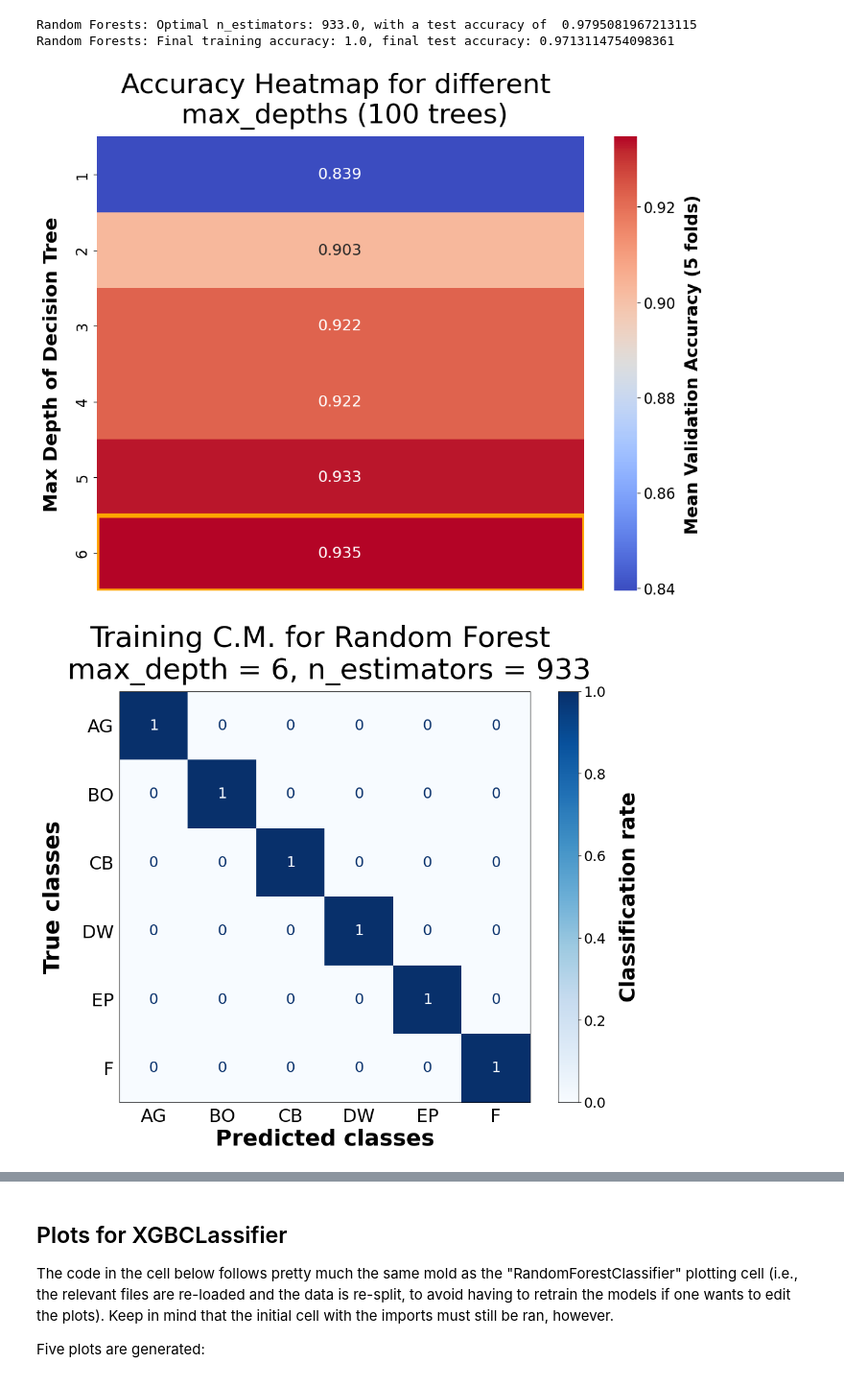
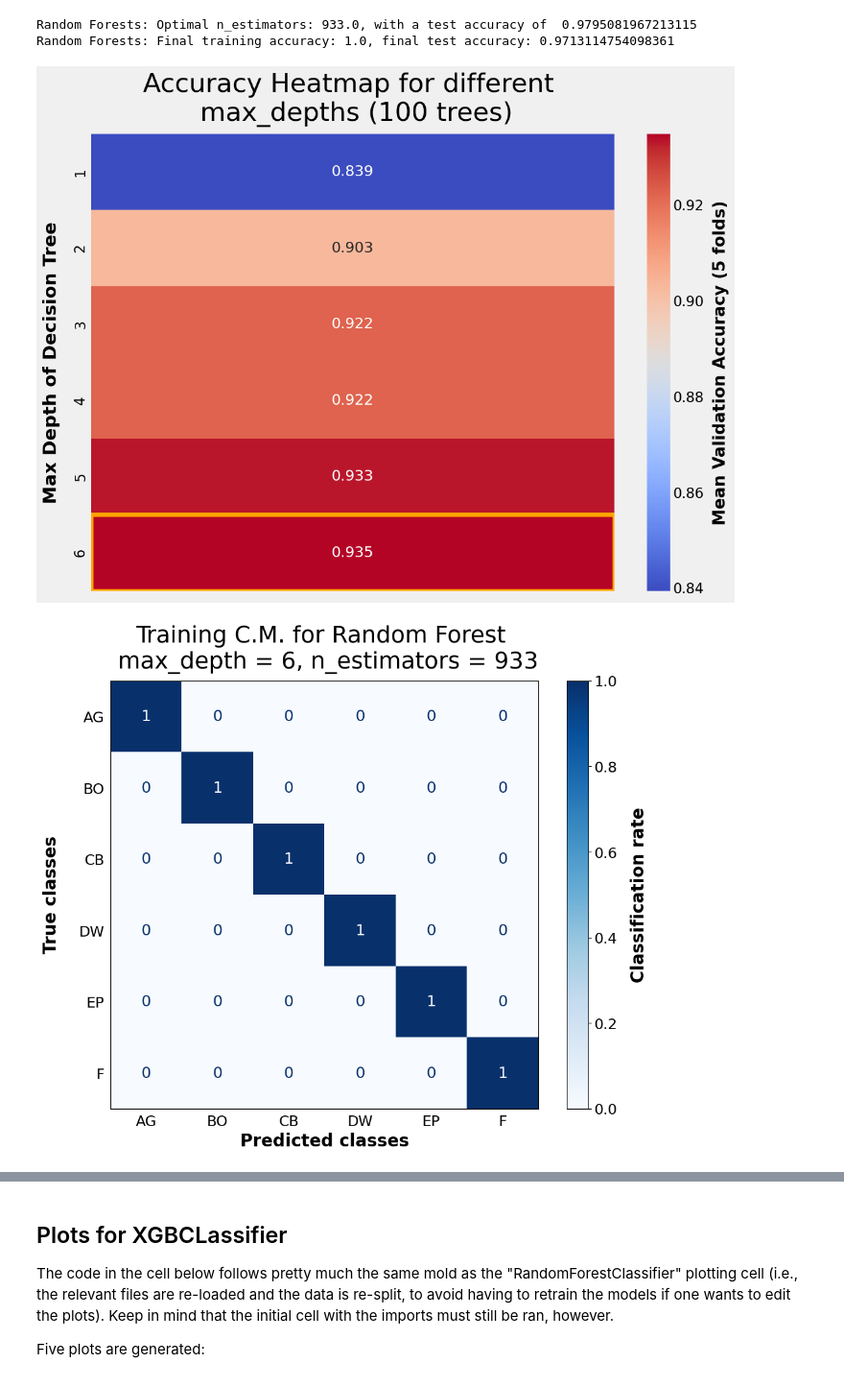
Before and after one commit to gresslos/FYS-STK_Project3, a Jupyter notebook: EnsembleMethods.ipynb, the cells around one changed output, grey strips where cells are left out. Shown at 96% size. Cells and saved outputs as stored; diff of their text form; code cells hidden in the pictures.

Commit message:
changed the plots for the ensemble methods to be more similar to the CNN ones

```diff
--- a/EnsembleMethods.ipynb
+++ b/EnsembleMethods.ipynb
@@ -496,35 +496,37 @@ Random Forests: Final training accuracy: 1.0, final test accuracy: 0.97131147540
 # %%
 ################### VALIDATION ACCURACY HEATMAP ######################
 
 df_sorted = CVdataframe_RF.sort_values('param_max_depth')  # Sort by max_depth for better visualization
 
 
 accuracy = df_sorted['mean_test_score']
 depths = df_sorted['param_max_depth']
 
 # Create a "flattened" heatmap
+plt.style.use('fivethirtyeight')
 fig, ax = plt.subplots(figsize=(12, 9))
 
 sns.heatmap([[val] for val in accuracy], ax=ax, annot=True, fmt=".3f", cmap='coolwarm',
             yticklabels=depths, annot_kws={"size": 17})
 
 cbar = ax.collections[0].colorbar
 cbar.ax.set_ylabel('Mean Validation Accuracy (5 folds)', fontsize=19, labelpad = 10, fontweight = 'bold')
 cbar.ax.tick_params(axis='both', labelsize = 16)
 
 ax.tick_params(axis = 'y', labelsize = 16)
 ax.set_xticks([], [])
 ax.set_title("Accuracy Heatmap for different \n max_depths (100 trees)", fontsize = 30, pad = 15)
 ax.set_ylabel("Max Depth of Decision Tree", fontsize = 21, labelpad = 15, fontweight = 'bold')
 ax.add_patch(plt.Rectangle((0,optimalindexRF), 1, 1, fill=False, edgecolor='orange', lw=5))
 plt.savefig(PATH_1 + "/Accuracy_heatmap_RF.png",bbox_inches='tight')
 plt.show()
 # %% [output]
-[figure, old version]
+[figure, new version]
 # %%
 ################## CONFUSION MATRICES ##################################################
+plt.style.use('default')
+fig0, ax0 = plt.subplots(figsize=(12, 9))
 
-fig0, ax0 = plt.subplots(figsize=(12, 9))
 
 classes = ['AG', 'BO', 'CB','DW','EP','F']
 # Plot training confusion matrix
@@ -533,16 +535,16 @@ disp = ConfusionMatrixDisplay.from_predictions(y_train, train_predictions_RF, ax
 image = disp.im_
 
 cbar = disp.ax_.figure.colorbar(image, ax=disp.ax_)
-cbar.ax.set_ylabel('Classification rate', fontsize=25, labelpad = 15, fontweight = 'bold')
+cbar.ax.set_ylabel('Classification rate', fontsize=20, labelpad = 15, fontweight = 'bold')
 cbar.ax.tick_params(labelsize = 17)
 
-ax0.set_title(f'Training C.M. for Random Forest \n max_depth = {optimalparamsRF[0]}, n_estimators = {int(optimal_estimatorsRF)}', fontsize = 35, pad = 15)
-ax0.tick_params(axis='both', which='both', length=0, labelsize = 22, pad = 7)
-ax0.set_xlabel('Predicted classes', fontsize = 27, fontweight = 'bold')
-ax0.set_ylabel('True classes', fontsize = 27, labelpad = 22, fontweight = 'bold')
+ax0.set_title(f'Training C.M. for Random Forest \n max_depth = {optimalparamsRF[0]}, n_estimators = {int(optimal_estimatorsRF)}', fontsize = 27, pad = 15)
+ax0.tick_params(axis='both', which='both', length=0, labelsize = 17, pad = 7)
+ax0.set_xlabel('Predicted classes', fontsize = 20, fontweight = 'bold')
+ax0.set_ylabel('True classes', fontsize = 20, labelpad = 22, fontweight = 'bold')
 plt.savefig(PATH_1 + "/Training_CM_RF.png", bbox_inches='tight')
 plt.show()
 # %% [output]
-[figure, old version]
+[figure, new version]
 # %%
 # Plot test confusion matrix
```
Also changed, not shown: parts of 8 cells of this notebook, 10 other files.
